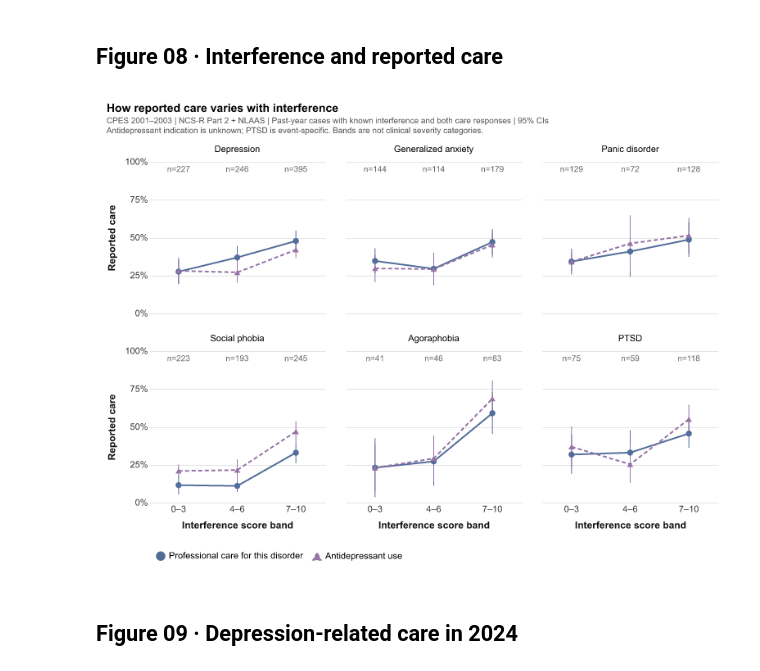
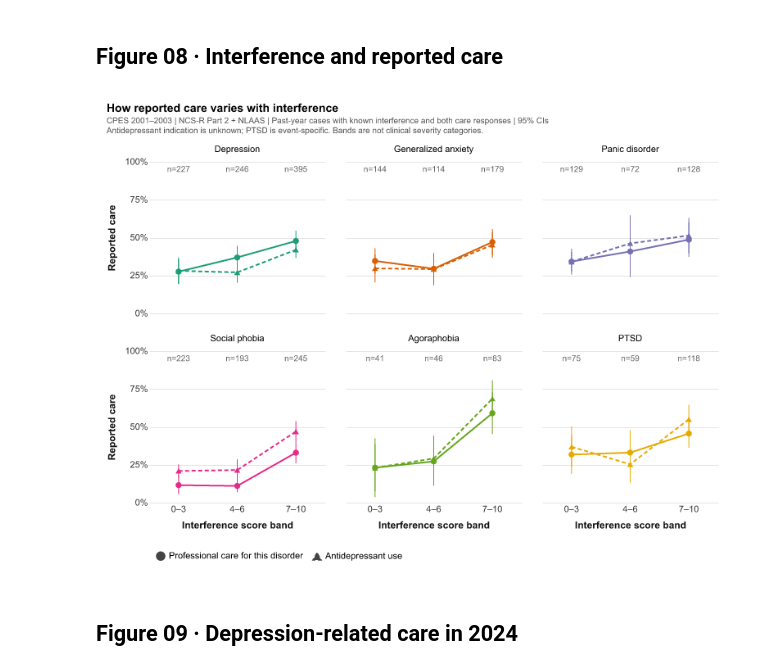
Before and after one commit to judycchen/capp30239-data-visualization_judy-chen, a Jupyter notebook: static-viz-project/milestone2_draft/static-draft.ipynb, the cells around one changed output. Cells and saved outputs as stored; diff of their text form; code cells hidden in the pictures.

```diff
--- a/static-viz-project/milestone2_draft/static-draft.ipynb
+++ b/static-viz-project/milestone2_draft/static-draft.ipynb
@@ -24,8 +24,18 @@ import altair as alt
 alt.renderers.enable("png")
 
 BLUE, ORANGE = "#536D9A", "#B67439"
-DISORDER_LABELS = ["Depression", "Generalized anxiety", "Panic disorder", "Social phobia",
-                   "Agoraphobia", "PTSD"]
+# ColorBrewer Dark2: the same disorder keeps the same hue in every chart.
+DISORDER_COLORS = {
+    "Depression": "#1b9e77",
+    "Generalized anxiety": "#d95f02",
+    "Panic disorder": "#7570b3",
+    "Social phobia": "#e7298a",
+    "Agoraphobia": "#66a61e",
+    "PTSD": "#e6ab02",
+}
+DISORDER_LABELS = list(DISORDER_COLORS)
+DISORDER_SCALE = alt.Scale(domain=DISORDER_LABELS, range=list(DISORDER_COLORS.values()))
+NEUTRAL = "#7C8289"
 CARE_COLORS = {"Both": BLUE, "Professional contact only": "#A1B7CF",
                "Medication only": "#9673A6", "Neither reported": ORANGE}
 CPES_SOURCE = "CPES 2001–2003 | NCS-R Part 2 + NLAAS"
@@ -512,41 +527,44 @@ interference_care["n_label"] = "n=" + interference_care["n"].astype(str)
 
 
 def interference_care_chart(df):
+    measure_legend = alt.Legend(
+        title=None, orient="bottom", columns=2, labelLimit=270,
+        symbolOpacity=1, symbolFillColor="#444444", symbolStrokeColor="#444444",
+    )
     base = alt.Chart(df).encode(
         x=alt.X("band:O", sort=band_order, title="Interference score band",
                 axis=alt.Axis(labelAngle=0)),
         y=alt.Y("estimate:Q", title="Reported care", scale=alt.Scale(domain=[0, 1]),
                 axis=alt.Axis(format="%", values=[0, .25, .5, .75, 1])),
-        color=alt.Color("measure:N", title=None,
-                        scale=alt.Scale(domain=care_measures, range=[BLUE, "#9673A6"]),
-                        legend=alt.Legend(orient="bottom", columns=2, labelLimit=270, symbolOpacity=1)),
+        color=alt.Color("disorder:N", scale=DISORDER_SCALE, legend=None),
     )
     # Lines only connect the three observed bands; they are not fitted trends.
     lines = base.mark_line(strokeWidth=2).encode(
         strokeDash=alt.StrokeDash("measure:N", title=None,
                                   scale=alt.Scale(domain=care_measures, range=[[1, 0], [5, 3]]),
-                                  legend=None),
+                                  legend=measure_legend),
     )
     intervals = base.mark_rule(strokeWidth=1).encode(y="lower:Q", y2="upper:Q")
     points = base.mark_point(filled=True, size=55, opacity=1).encode(
-        shape=alt.Shape("measure:N", scale=alt.Scale(domain=care_measures, range=["circle", "triangle-up"]),
-                        legend=None),
+        shape=alt.Shape("measure:N", title=None,
+                        scale=alt.Scale(domain=care_measures, range=["circle", "triangle-up"]),
+                        legend=measure_legend),
     )
     counts = base.transform_filter(alt.datum.measure == care_measures[0]).mark_text(fontSize=10).encode(
         y=alt.datum(.95), text="n_label:N", color=alt.value("#666666"),
     )
     return (lines + intervals + points + counts).properties(width=215, height=185).facet(
         facet=alt.Facet("disorder:N", sort=DISORDER_LABELS, title=None), columns=3, spacing=25,
     ).resolve_scale(x="shared", y="shared")
 
 
 save_chart(
     interference_care_chart(interference_care), "08_interference_and_care.png", "How reported care varies with interference",
     [CPES_SOURCE + " | Past-year cases with known interference and both care responses | 95% CIs",
      "Antidepressant indication is unknown; PTSD is event-specific. Bands are not clinical severity categories."],
 )
 # %% [output]
-[figure, old version]
+[figure, new version]
 # %% [markdown]
 ## Figure 09 · Depression-related care in 2024
 # %%
```
Also changed, not shown: parts of 5 cells of this notebook, 8 other files.
